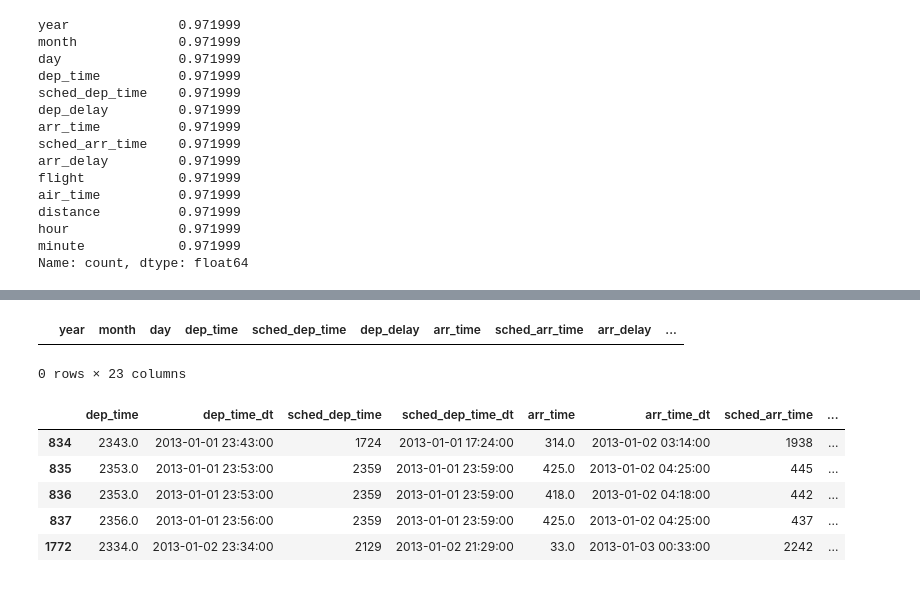
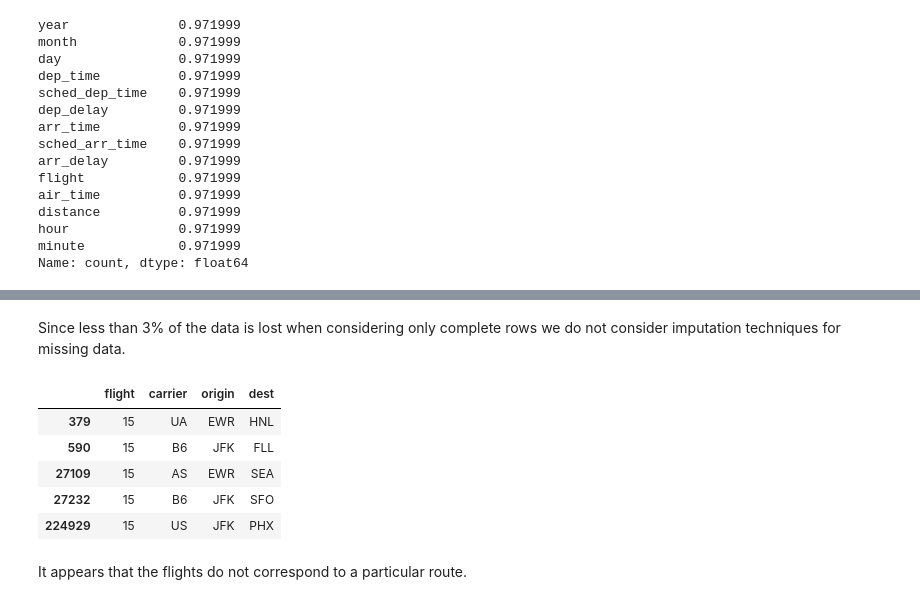
Before and after one commit to varun-jois/exploratory-data-analysis, a Jupyter notebook: nyc_flights_2013.ipynb, the cells around one changed output, grey strips where cells are left out. Cells and saved outputs as stored; diff of their text form; code cells hidden in the pictures.

```diff
--- a/nyc_flights_2013.ipynb
+++ b/nyc_flights_2013.ipynb
@@ -160,21 +156,4 @@ df.loc[0:5, ['dep_time', 'dep_time_dt',
-# %%
-# To make sure that the arrival time > departure time
-df.query('dep_time_dt > arr_time_dt')
-# %% [output]
-|  | year | month | day | dep_time | sched_dep_time | dep_delay | arr_time | sched_arr_time | arr_delay | ... |
-0 rows × 23 columns
-# %%
-# Visual check to see if dates are adjusted for overnight flights
-df.query('dep_time > 2330')[['dep_time', 'dep_time_dt',
-                   'sched_dep_time', 'sched_dep_time_dt',
-                   'arr_time', 'arr_time_dt',
-                   'sched_arr_time', 'sched_arr_time_dt']].head()
-# %% [output]
-|  | dep_time | dep_time_dt | sched_dep_time | sched_dep_time_dt | arr_time | arr_time_dt | sched_arr_time | ... |
-| 834 | 2343.0 | 2013-01-01 23:43:00 | 1724 | 2013-01-01 17:24:00 | 314.0 | 2013-01-02 03:14:00 | 1938 | ... |
-| 835 | 2353.0 | 2013-01-01 23:53:00 | 2359 | 2013-01-01 23:59:00 | 425.0 | 2013-01-02 04:25:00 | 445 | ... |
-| 836 | 2353.0 | 2013-01-01 23:53:00 | 2359 | 2013-01-01 23:59:00 | 418.0 | 2013-01-02 04:18:00 | 442 | ... |
-| 837 | 2356.0 | 2013-01-01 23:56:00 | 2359 | 2013-01-01 23:59:00 | 425.0 | 2013-01-02 04:25:00 | 437 | ... |
-| 1772 | 2334.0 | 2013-01-02 23:34:00 | 2129 | 2013-01-02 21:29:00 | 33.0 | 2013-01-03 00:33:00 | 2242 | ... |
+# %% [markdown]
+Since less than 3% of the data is lost when considering only complete rows we do not consider imputation techniques for missing data.
 # %%
 # Keeping only complete records
@@ -182 +161,14 @@ df_clean = df.dropna()
+# %%
+# Finding out the most frequent flight
+busiest_flight = dfc.groupby('flight')['day'].count().idxmax()
+dfc.loc[dfc['flight'] == busiest_flight, ['flight', 'carrier', 'origin', 'dest']].drop_duplicates()
+# %% [output]
+|  | flight | carrier | origin | dest |
+| 379 | 15 | UA | EWR | HNL |
+| 590 | 15 | B6 | JFK | FLL |
+| 27109 | 15 | AS | EWR | SEA |
+| 27232 | 15 | B6 | JFK | SFO |
+| 224929 | 15 | US | JFK | PHX |
+# %% [markdown]
+It appears that the flights do not correspond to a particular route.
 # %%
```
Also changed, not shown: parts of 15 cells of this notebook.
